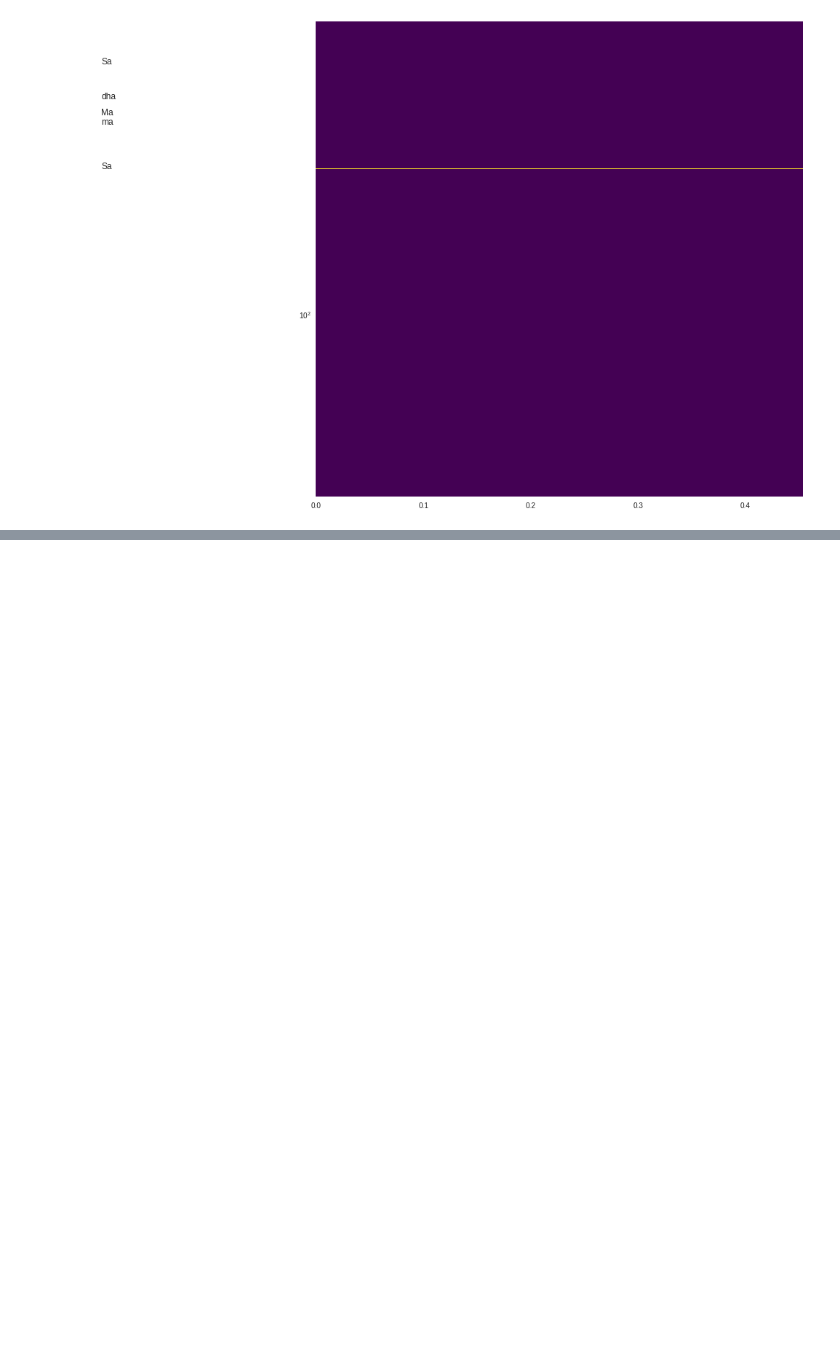
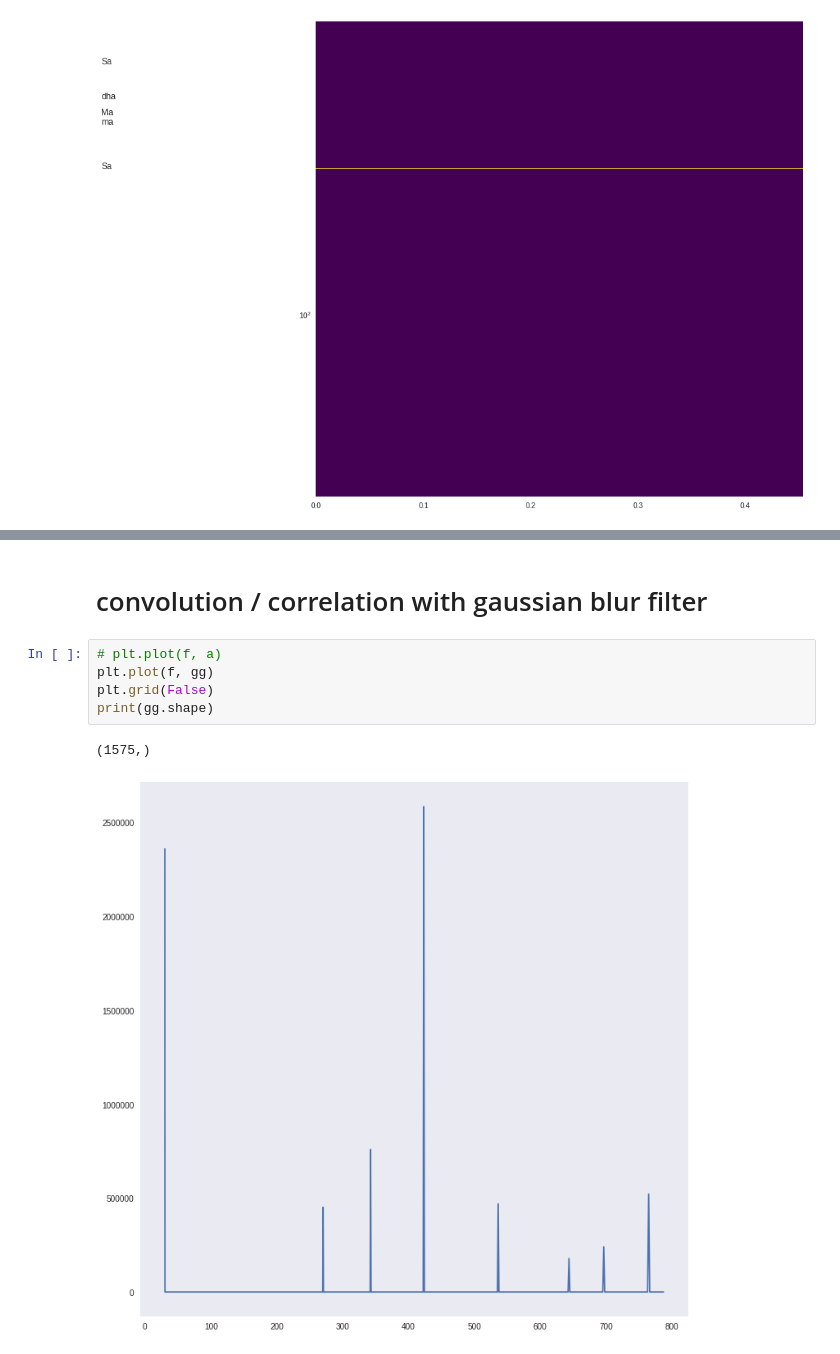
Before and after one commit to tandav/spectrogram, a Jupyter notebook: custom_fft_low_freqs.ipynb, the cells around one changed output, grey strips where cells are left out. Drawn from its saved outputs; the diff is of its cells as text; blank space fills up the shorter version.

```diff
--- a/custom_fft_low_freqs.ipynb
+++ b/custom_fft_low_freqs.ipynb
@@ -302,0 +318,10 @@ plt.grid(False)
+# %% [markdown]
+# convolution / correlation with gaussian blur filter
+# %%
+# plt.plot(f, a)
+plt.plot(f, gg)
+plt.grid(False)
+print(gg.shape)
+# %% [output]
+(1575,)
+[figure, added]
```
Also changed, not shown: parts of 14 cells of this notebook.
